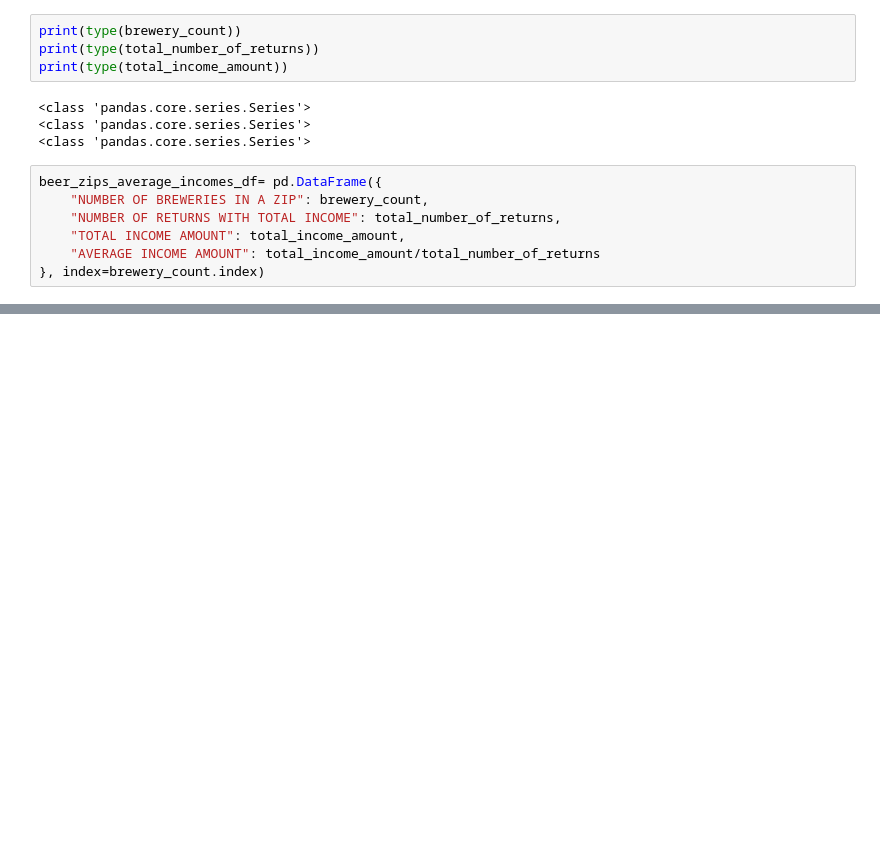
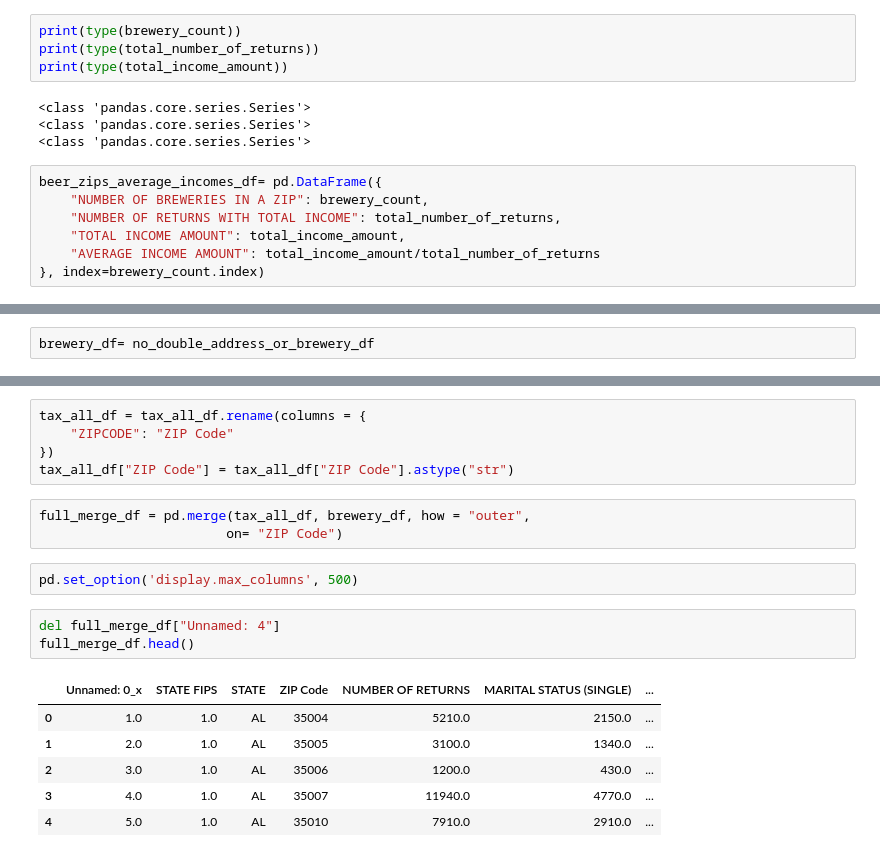
Before and after one commit to sjlapan/Economic_Predictors_of_Brewery_Success, a Jupyter notebook: TB_EDA.ipynb, the cells around one changed output, grey strips where cells are left out. Saved outputs shown, nothing was run; the diff lists cells and outputs as text; blank space fills up the shorter version.

```diff
--- a/TB_EDA.ipynb
+++ b/TB_EDA.ipynb
@@ -223,0 +221,2 @@ ValueError: setting an array element with a sequence.
+# %%
+brewery_df= no_double_address_or_brewery_df
@@ -223,0 +232,20 @@ ValueError: setting an array element with a sequence.
+# %%
+tax_all_df = tax_all_df.rename(columns = {
+    "ZIPCODE": "ZIP Code"
+})
+tax_all_df["ZIP Code"] = tax_all_df["ZIP Code"].astype("str")
+# %%
+full_merge_df = pd.merge(tax_all_df, brewery_df, how = "outer",
+                        on= "ZIP Code")
+# %%
+pd.set_option('display.max_columns', 500)
+# %%
+del full_merge_df["Unnamed: 4"]
+full_merge_df.head()
+# %% [output]
+|  | Unnamed: 0_x | STATE FIPS | STATE | ZIP Code | NUMBER OF RETURNS | MARITAL STATUS (SINGLE) | ... |
+| 0 | 1.0 | 1.0 | AL | 35004 | 5210.0 | 2150.0 | ... |
+| 1 | 2.0 | 1.0 | AL | 35005 | 3100.0 | 1340.0 | ... |
+| 2 | 3.0 | 1.0 | AL | 35006 | 1200.0 | 430.0 | ... |
+| 3 | 4.0 | 1.0 | AL | 35007 | 11940.0 | 4770.0 | ... |
+| 4 | 5.0 | 1.0 | AL | 35010 | 7910.0 | 2910.0 | ... |
```
Also changed, not shown: parts of 27 cells of this notebook, 7 other files.
